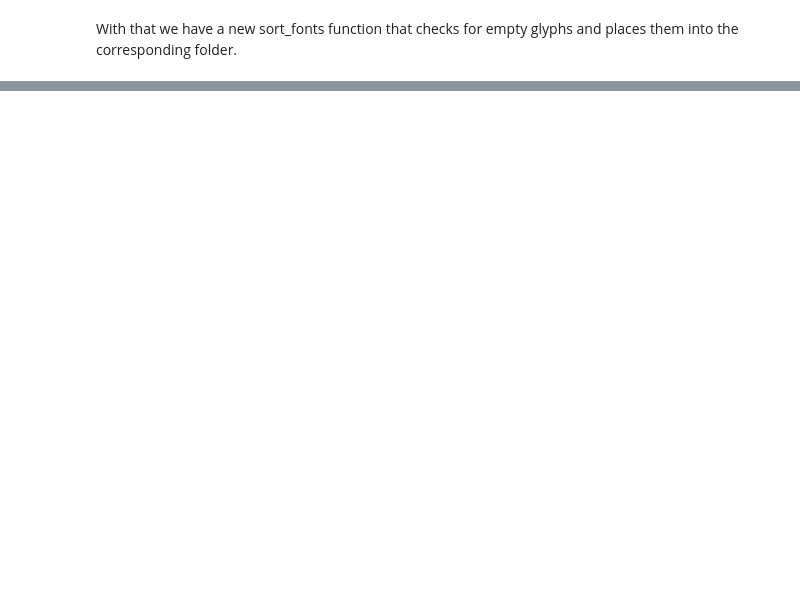
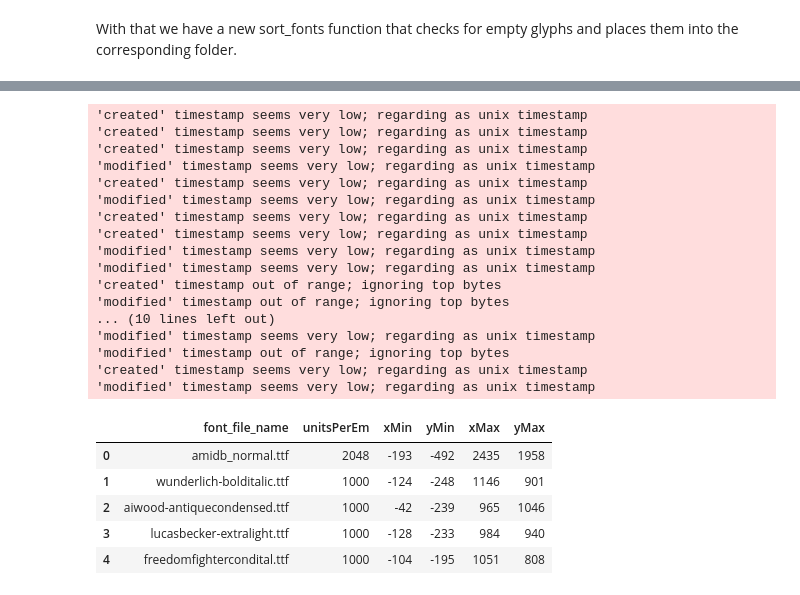
Before and after one commit to Johannes-Schall/AI_Font_Generator, a Jupyter notebook: notebooks/exploring the glyphazzn_urls.ipynb, the cells around one changed output, grey strips where cells are left out. Drawn from its saved outputs; the diff is of its cells as text; code cells hidden in the pictures; blank space fills up the shorter version.

```diff
--- a/notebooks/exploring the glyphazzn_urls.ipynb
+++ b/notebooks/exploring the glyphazzn_urls.ipynb
@@ -454,0 +500,22 @@ def sort_fonts(font_files_path=None,
+# %%
+path = os.path.join(processed_fonts_path, 'with_special_chars')
+font_file_names = os.listdir(path)
+
+num_fonts = len(font_file_names)
+size = int(np.ceil(np.sqrt(num_fonts)))
+
+fig, ax = plt.subplots(size, size, figsize=(20, 20))
+fig2, ax2 = plt.subplots(size, size, figsize=(20, 20))
+
+for i, font_file_name in tqdm(enumerate(font_file_names)):
+    font_file_name_path = os.path.join(path, font_file_name)
+    font_array = render_font(font_file_name_path, 256)
+    # plt.imshow(font_array[:, :, 62], cmap='gray')
+    ax[i // size, i % size].imshow(font_array[62], cmap='gray')
+    # turning axis off
+    ax[i // size, i % size].axis('off')
+
+    ax2[i // size, i % size].imshow(font_array[68], cmap='gray')
+    ax2[i // size, i % size].axis('off')
+
+plt.show()
@@ -454,0 +686,35 @@ def sort_fonts(font_files_path=None,
+# %%
+# We want to display xMin, yMin, xMax, yMax relative to the quad (unitsPerEm) for all fonts
+# First we save these values for all fonts in a dataframe
+font_data = []
+for font_file_name in tqdm(font_file_names):
+    font_file_name_path = os.path.join(path, font_file_name)
+    font = ttLib.TTFont(font_file_name_path)
+    font_data.append([font_file_name, font['head'].unitsPerEm, font['head'].xMin, font['head'].yMin, font['head'].xMax, font['head'].yMax])
+
+font_data_df = pd.DataFrame(font_data, columns=['font_file_name', 'unitsPerEm', 'xMin', 'yMin', 'xMax', 'yMax'])
+font_data_df.head()
+# %% [output]
+'created' timestamp seems very low; regarding as unix timestamp
+'created' timestamp seems very low; regarding as unix timestamp
+'created' timestamp seems very low; regarding as unix timestamp
+'modified' timestamp seems very low; regarding as unix timestamp
+'created' timestamp seems very low; regarding as unix timestamp
+'modified' timestamp seems very low; regarding as unix timestamp
+'created' timestamp seems very low; regarding as unix timestamp
+'created' timestamp seems very low; regarding as unix timestamp
+'modified' timestamp seems very low; regarding as unix timestamp
+'modified' timestamp seems very low; regarding as unix timestamp
+'created' timestamp out of range; ignoring top bytes
+'modified' timestamp out of range; ignoring top bytes
+... (10 lines left out)
+'modified' timestamp seems very low; regarding as unix timestamp
+'modified' timestamp out of range; ignoring top bytes
+'created' timestamp seems very low; regarding as unix timestamp
+'modified' timestamp seems very low; regarding as unix timestamp
+|  | font_file_name | unitsPerEm | xMin | yMin | xMax | yMax |
+| 0 | amidb_normal.ttf | 2048 | -193 | -492 | 2435 | 1958 |
+| 1 | wunderlich-bolditalic.ttf | 1000 | -124 | -248 | 1146 | 901 |
+| 2 | aiwood-antiquecondensed.ttf | 1000 | -42 | -239 | 965 | 1046 |
+| 3 | lucasbecker-extralight.ttf | 1000 | -128 | -233 | 984 | 940 |
+| 4 | freedomfightercondital.ttf | 1000 | -104 | -195 | 1051 | 808 |
```
Also changed, not shown: parts of 42 cells of this notebook, 2 other files.
